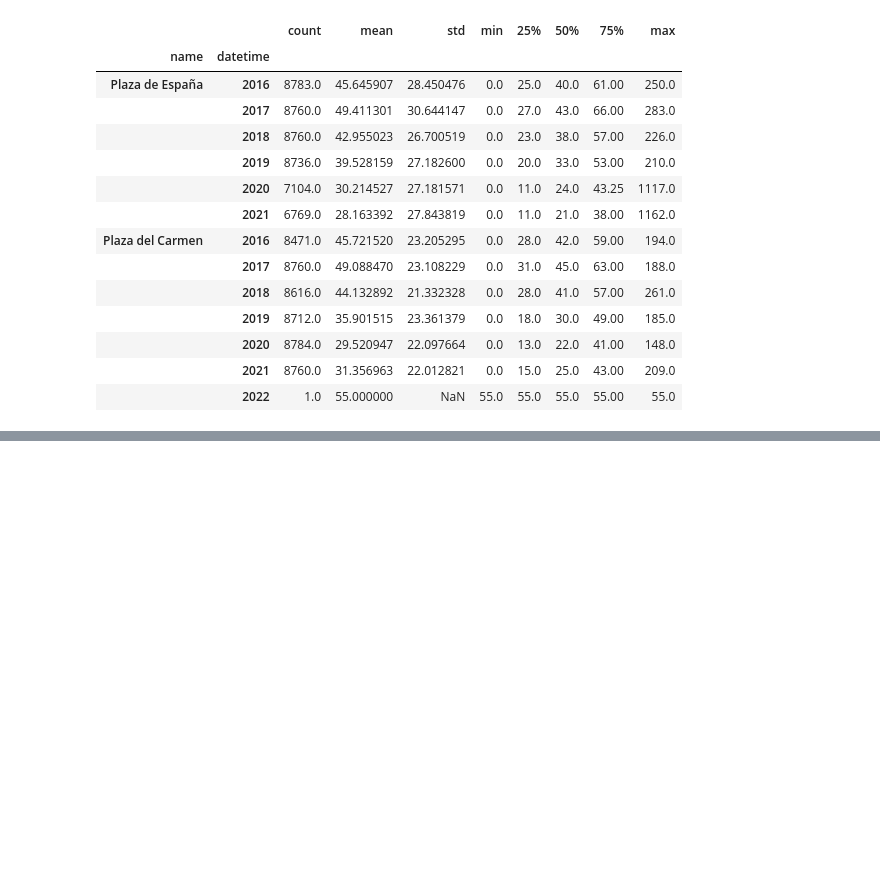
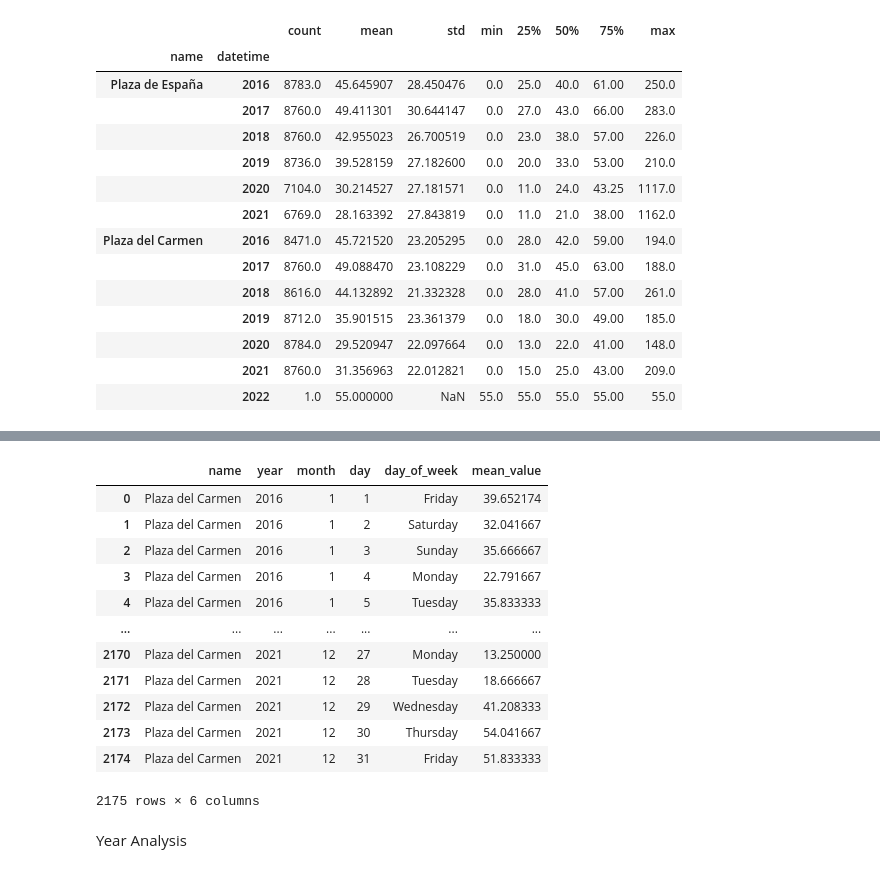
Before and after one commit to Pheithar/socialdata_madridcentral, a Jupyter notebook: Laurine - air quality - exploratory notebook.ipynb, the cells around one changed output, grey strips where cells are left out. Drawn from its saved outputs; the diff is of its cells as text; code cells hidden in the pictures; blank space fills up the shorter version.

```diff
--- a/Laurine - air quality - exploratory notebook.ipynb
+++ b/Laurine - air quality - exploratory notebook.ipynb
@@ -248,0 +468,19 @@ df_focus2.groupby([df_focus2.name, df_focus2.datetime.dt.year]).describe()['valu
+# %%
+df_no2_centro = df_no2[df_no2["name"] == "Plaza del Carmen"].reset_index(drop=True)
+df_no2_centro
+# %% [output]
+|  | name | year | month | day | day_of_week | mean_value |
+| 0 | Plaza del Carmen | 2016 | 1 | 1 | Friday | 39.652174 |
+| 1 | Plaza del Carmen | 2016 | 1 | 2 | Saturday | 32.041667 |
+| 2 | Plaza del Carmen | 2016 | 1 | 3 | Sunday | 35.666667 |
+| 3 | Plaza del Carmen | 2016 | 1 | 4 | Monday | 22.791667 |
+| 4 | Plaza del Carmen | 2016 | 1 | 5 | Tuesday | 35.833333 |
+| ... | ... | ... | ... | ... | ... | ... |
+| 2170 | Plaza del Carmen | 2021 | 12 | 27 | Monday | 13.250000 |
+| 2171 | Plaza del Carmen | 2021 | 12 | 28 | Tuesday | 18.666667 |
+| 2172 | Plaza del Carmen | 2021 | 12 | 29 | Wednesday | 41.208333 |
+| 2173 | Plaza del Carmen | 2021 | 12 | 30 | Thursday | 54.041667 |
+| 2174 | Plaza del Carmen | 2021 | 12 | 31 | Friday | 51.833333 |
+2175 rows × 6 columns
+# %% [markdown]
+Year Analysis
```
Also changed, not shown: parts of 26 cells of this notebook.
